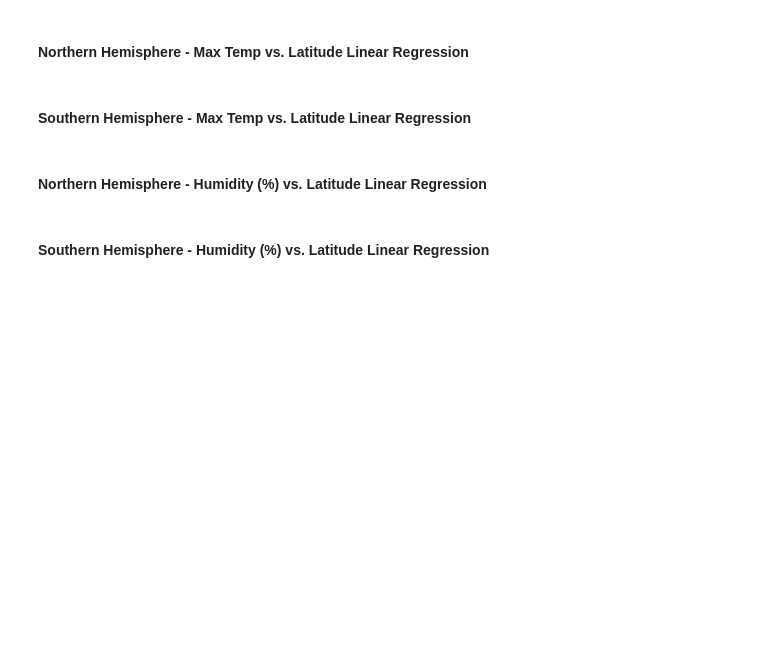
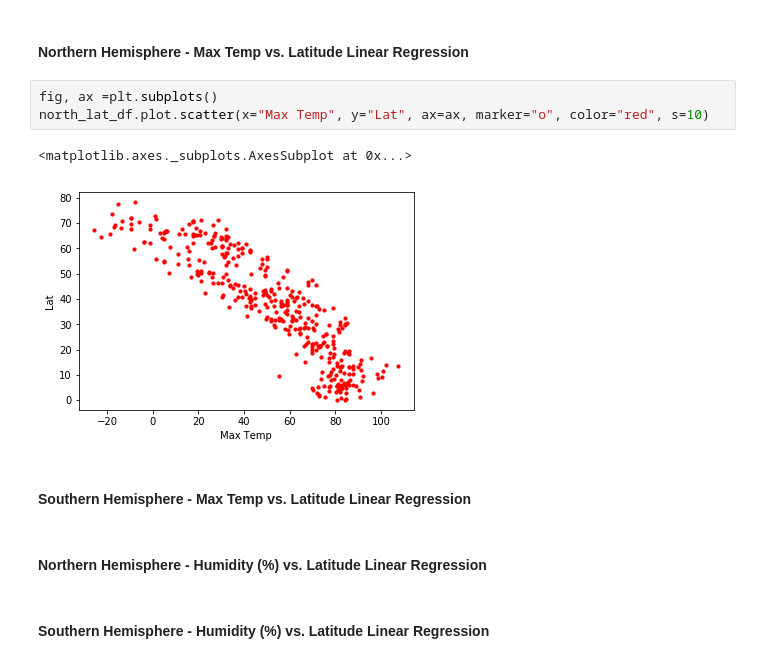
Before and after one commit to bhernan2/API-challenge, a Jupyter notebook: starter_code/WeatherPy.ipynb, the cells around one changed output. Drawn from its saved outputs; the diff is of its cells as text; blank space fills up the shorter version.

```diff
--- a/starter_code/WeatherPy.ipynb
+++ b/starter_code/WeatherPy.ipynb
@@ -226,5 +234,11 @@ plt.scatter(weather_df["Lat"], weather_df["Wind Speed"], marker="o", color="gray
 # %% [markdown]
 ####  Northern Hemisphere - Max Temp vs. Latitude Linear Regression
+# %%
+fig, ax =plt.subplots()
+north_lat_df.plot.scatter(x="Max Temp", y="Lat", ax=ax, marker="o", color="red", s=10)
+# %% [output]
+<matplotlib.axes._subplots.AxesSubplot at 0x...>
+[figure, added]
 # %% [markdown]
 ####  Southern Hemisphere - Max Temp vs. Latitude Linear Regression
 # %% [markdown]
```
Also changed, not shown: parts of 3 cells of this notebook.
